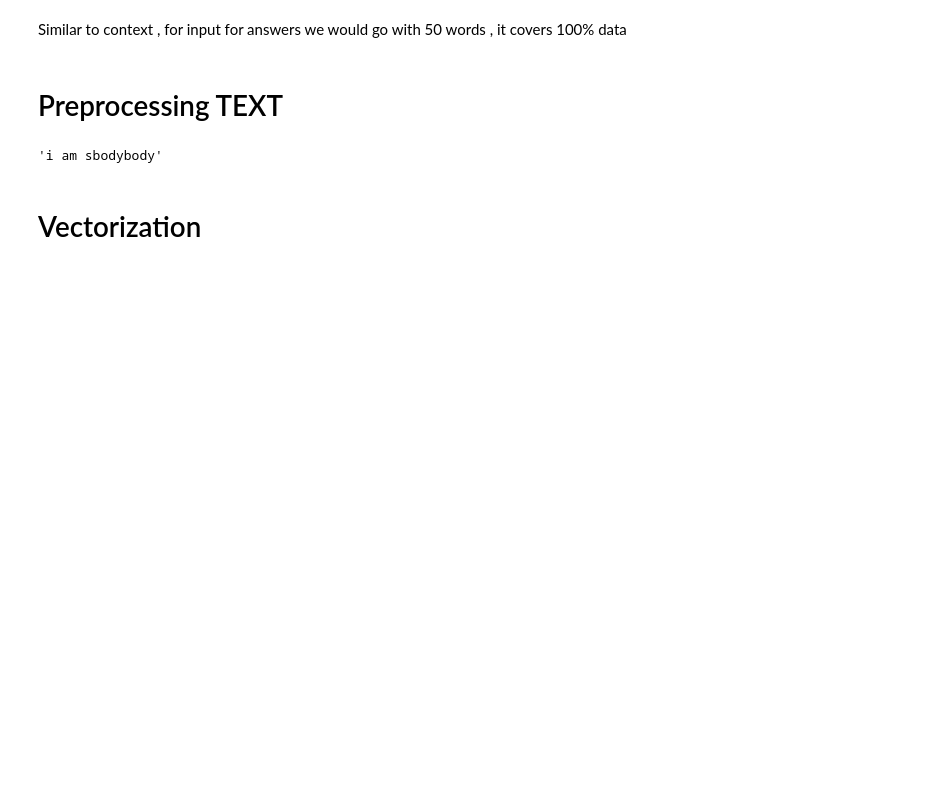
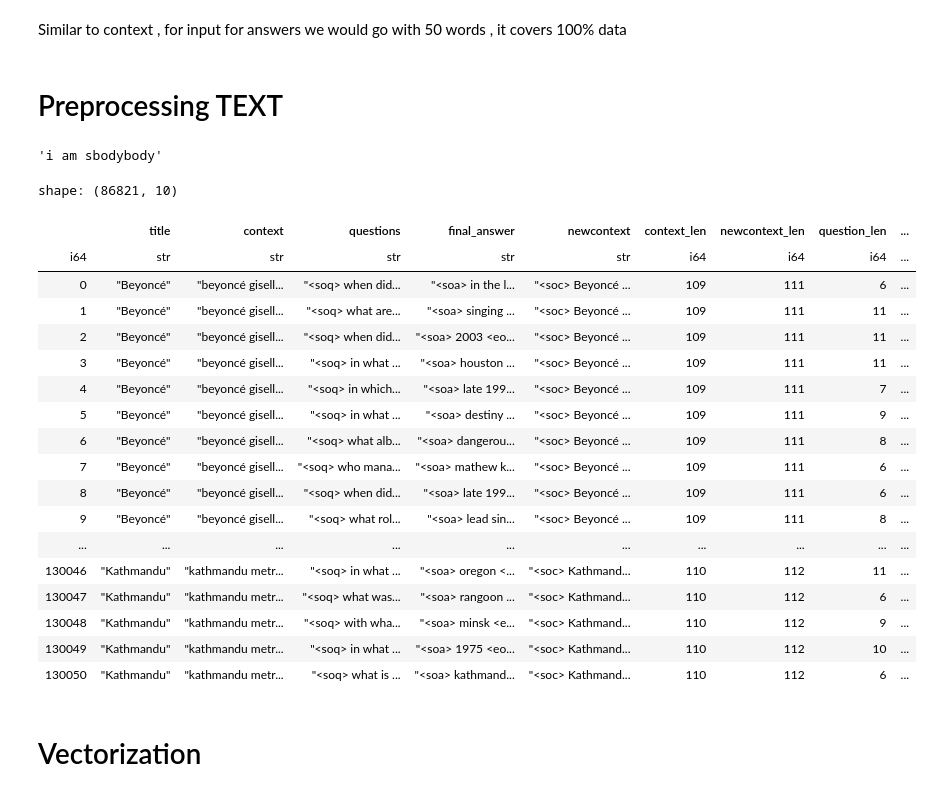
Before and after one commit to tikendraw/question-answer-generation, a Jupyter notebook: question_answers_genration.ipynb, the cells around one changed output. Saved outputs shown, nothing was run; the diff lists cells and outputs as text; code cells hidden in the pictures; blank space fills up the shorter version.

```diff
--- a/question_answers_genration.ipynb
+++ b/question_answers_genration.ipynb
@@ -295,3 +290,42 @@ df = df.with_columns([
+# %%
+# Adding start and end tokens
+'''
+<soc>  : start of context
+<eoc>  : end of context
+
+<soq>  : start of questions
+<eoq>  : end of questions
+
+<soa>  : start of answer
+<eoa>  : end of answer
+'''
+df = df.with_columns([
+    ('<soc> ' + pl.col('newcontext') + ' <eoc>').alias('newcontext'),
+    ('<soq> ' + pl.col('questions') + ' <eoq>').alias('questions'),
+    ('<soa> ' + pl.col('final_answer') + ' <eoa>').alias('final_answer'),
+])
+# %%
+df
+# %% [output]
+shape: (86821, 10)
+|  | title | context | questions | final_answer | newcontext | context_len | newcontext_len | question_len | ... |
+| i64 | str | str | str | str | str | i64 | i64 | i64 | ... |
+| 0 | "Beyoncé" | "beyoncé gisell... | "<soq> when did... | "<soa> in the l... | "<soc> Beyoncé ... | 109 | 111 | 6 | ... |
+| 1 | "Beyoncé" | "beyoncé gisell... | "<soq> what are... | "<soa> singing ... | "<soc> Beyoncé ... | 109 | 111 | 11 | ... |
+| 2 | "Beyoncé" | "beyoncé gisell... | "<soq> when did... | "<soa> 2003 <eo... | "<soc> Beyoncé ... | 109 | 111 | 11 | ... |
+| 3 | "Beyoncé" | "beyoncé gisell... | "<soq> in what ... | "<soa> houston ... | "<soc> Beyoncé ... | 109 | 111 | 11 | ... |
+| 4 | "Beyoncé" | "beyoncé gisell... | "<soq> in which... | "<soa> late 199... | "<soc> Beyoncé ... | 109 | 111 | 7 | ... |
+| 5 | "Beyoncé" | "beyoncé gisell... | "<soq> in what ... | "<soa> destiny ... | "<soc> Beyoncé ... | 109 | 111 | 9 | ... |
+| 6 | "Beyoncé" | "beyoncé gisell... | "<soq> what alb... | "<soa> dangerou... | "<soc> Beyoncé ... | 109 | 111 | 8 | ... |
+| 7 | "Beyoncé" | "beyoncé gisell... | "<soq> who mana... | "<soa> mathew k... | "<soc> Beyoncé ... | 109 | 111 | 6 | ... |
+| 8 | "Beyoncé" | "beyoncé gisell... | "<soq> when did... | "<soa> late 199... | "<soc> Beyoncé ... | 109 | 111 | 6 | ... |
+| 9 | "Beyoncé" | "beyoncé gisell... | "<soq> what rol... | "<soa> lead sin... | "<soc> Beyoncé ... | 109 | 111 | 8 | ... |
+| ... | ... | ... | ... | ... | ... | ... | ... | ... | ... |
+| 130046 | "Kathmandu" | "kathmandu metr... | "<soq> in what ... | "<soa> oregon <... | "<soc> Kathmand... | 110 | 112 | 11 | ... |
+| 130047 | "Kathmandu" | "kathmandu metr... | "<soq> what was... | "<soa> rangoon ... | "<soc> Kathmand... | 110 | 112 | 6 | ... |
+| 130048 | "Kathmandu" | "kathmandu metr... | "<soq> with wha... | "<soa> minsk <e... | "<soc> Kathmand... | 110 | 112 | 9 | ... |
+| 130049 | "Kathmandu" | "kathmandu metr... | "<soq> in what ... | "<soa> 1975 <eo... | "<soc> Kathmand... | 110 | 112 | 10 | ... |
+| 130050 | "Kathmandu" | "kathmandu metr... | "<soq> what is ... | "<soa> kathmand... | "<soc> Kathmand... | 110 | 112 | 6 | ... |
 # %% [markdown]
 # Vectorization
 # %%
```
Also changed, not shown: parts of 19 cells of this notebook.
